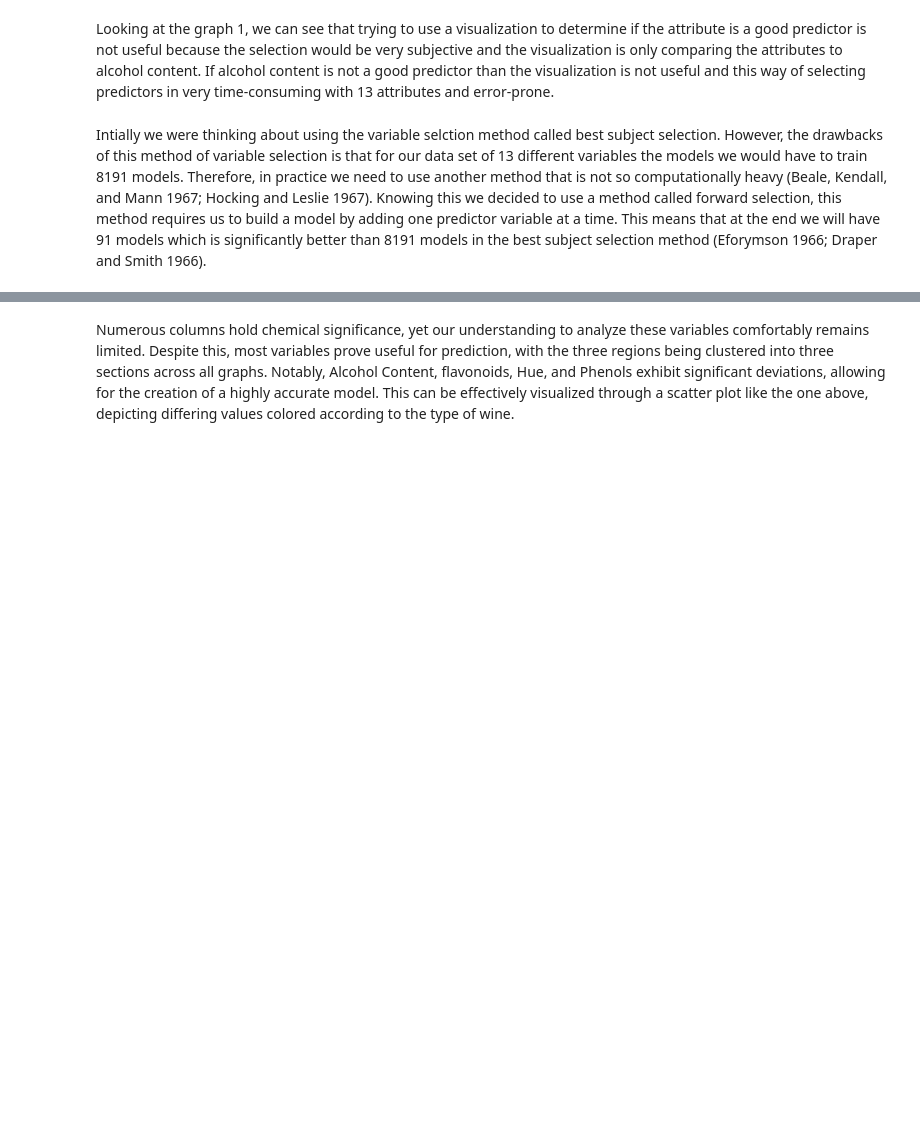
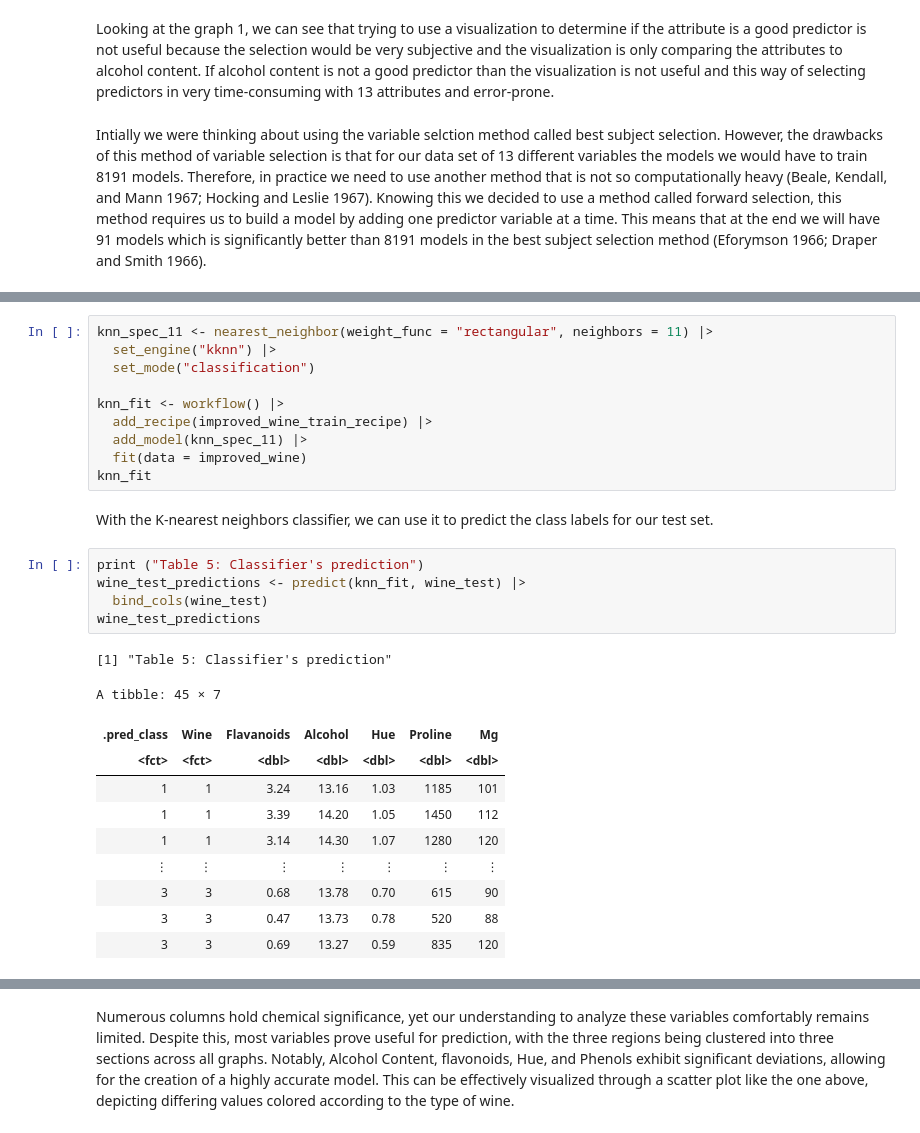
Before and after one commit to HeatherAu/wine_group_project, a Jupyter notebook: group-project.ipynb, the cells around one changed output, grey strips where cells are left out. Drawn from its saved outputs; the diff is of its cells as text; blank space fills up the shorter version.

```diff
--- a/group-project.ipynb
+++ b/group-project.ipynb
@@ -289,0 +299,29 @@ According to Graph 2, the nearest neighbors we should be using for our classifie
+# %%
+knn_spec_11 <- nearest_neighbor(weight_func = "rectangular", neighbors = 11) |>
+  set_engine("kknn") |>
+  set_mode("classification")
+
+knn_fit <- workflow() |>
+  add_recipe(improved_wine_train_recipe) |>
+  add_model(knn_spec_11) |>
+  fit(data = improved_wine)
+knn_fit
+# %% [markdown]
+With the K-nearest neighbors classifier, we can use it to predict the class labels for our test set.
+# %%
+print ("Table 5: Classifier's prediction")
+wine_test_predictions <- predict(knn_fit, wine_test) |>
+  bind_cols(wine_test)
+wine_test_predictions
+# %% [output]
+[1] "Table 5: Classifier's prediction"
+A tibble: 45 × 7
+| .pred_class | Wine | Flavanoids | Alcohol | Hue | Proline | Mg |
+| <fct> | <fct> | <dbl> | <dbl> | <dbl> | <dbl> | <dbl> |
+| 1 | 1 | 3.24 | 13.16 | 1.03 | 1185 | 101 |
+| 1 | 1 | 3.39 | 14.20 | 1.05 | 1450 | 112 |
+| 1 | 1 | 3.14 | 14.30 | 1.07 | 1280 | 120 |
+| ⋮ | ⋮ | ⋮ | ⋮ | ⋮ | ⋮ | ⋮ |
+| 3 | 3 | 0.68 | 13.78 | 0.70 | 615 | 90 |
+| 3 | 3 | 0.47 | 13.73 | 0.78 | 520 | 88 |
+| 3 | 3 | 0.69 | 13.27 | 0.59 | 835 | 120 |
```
Also changed, not shown: parts of 13 cells of this notebook, 1 other file.
